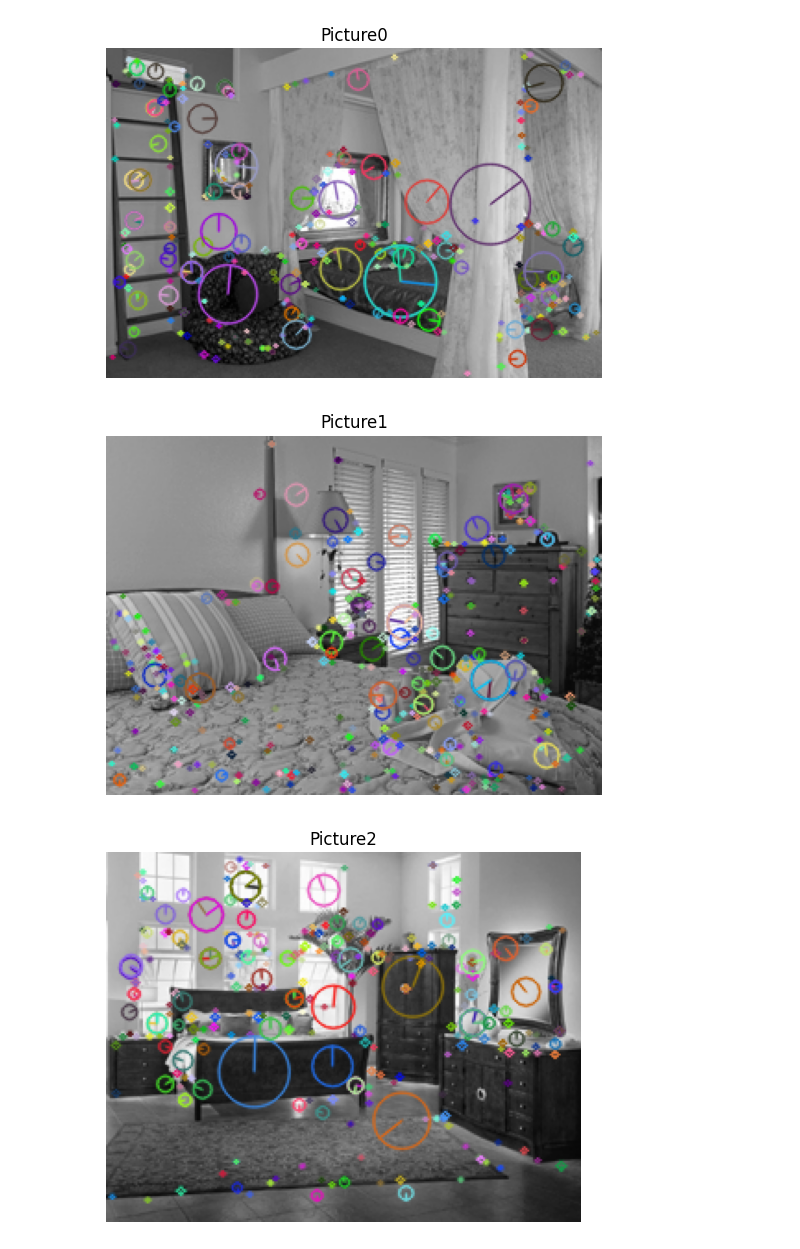
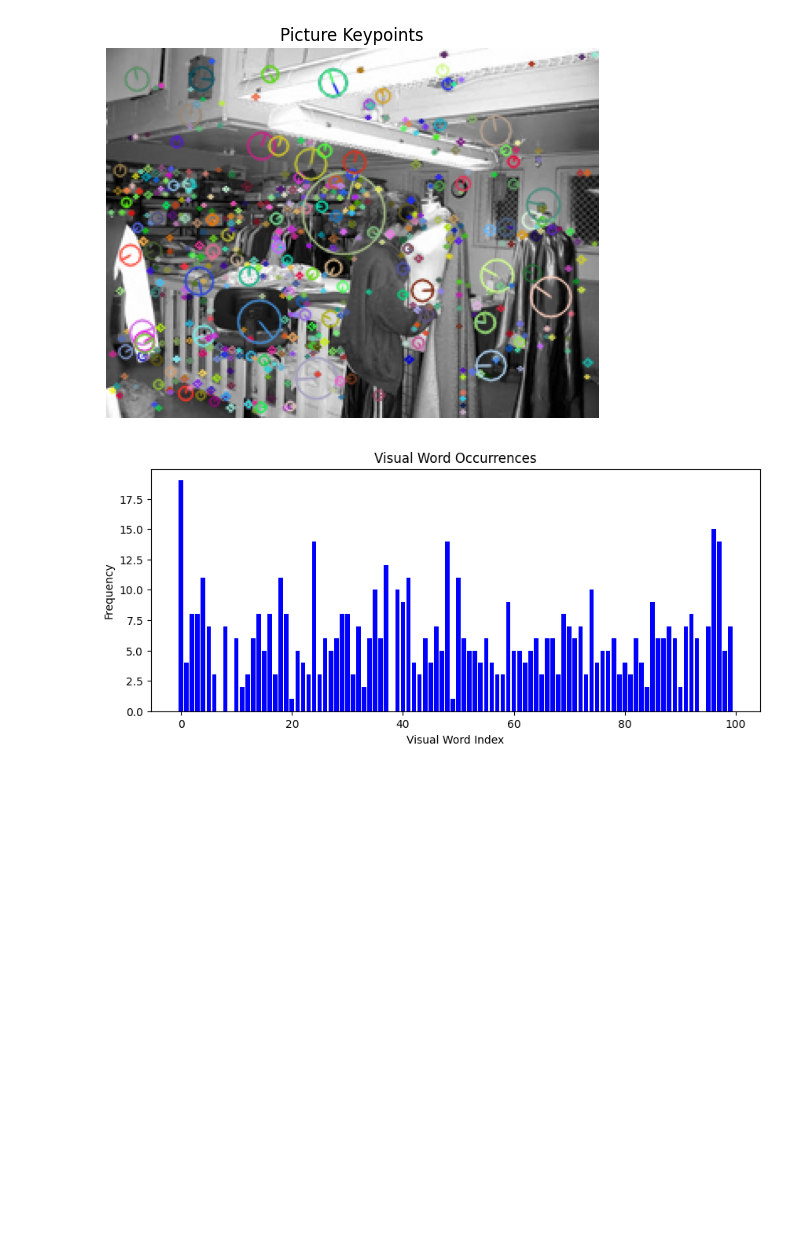
Before and after one commit to henryli2002/ex_for_cv, a Jupyter notebook: SceneClassifier/test.ipynb, the cells around one changed output. Saved outputs shown, nothing was run; the diff lists cells and outputs as text; code cells hidden in the pictures; blank space fills up the shorter version.

```diff
--- a/SceneClassifier/test.ipynb
+++ b/SceneClassifier/test.ipynb
@@ -10,6 +10,7 @@ from sklearn.metrics import classification_report
 from matplotlib import pyplot as plt
 
 
+#  加载数据
 def load_images_from_folder(folder):
     images = []
     labels = []
@@ -27,13 +28,14 @@ def load_images_from_folder(folder):
 
 
 folder = "data/15-Scene"
-test_folder = "test_img"
-images, labels = load_images_from_folder(test_folder)
+test_folder = "data/test_img"  # 仅仅用测试
+images, labels = load_images_from_folder(folder)
 X_train, X_test, y_train, y_test = train_test_split(
     images, labels, test_size=0.3, random_state=42
 )
 
 
+# sift提取特征
 def extract_sift_features(X):
     sift = cv2.SIFT_create()
     keypoints = []
@@ -42,27 +44,29 @@ def extract_sift_features(X):
         kp, des = sift.detectAndCompute(img, None)
         keypoints.append(kp)
         descriptors.append(des)
+        # print(des.shape) # 看看维度，默认特征序列长度为128
     return descriptors, keypoints
 
 
 def show_features_in_img(X, keypoints):
-    for i, (img, kp) in enumerate(zip(X, keypoints)):
-        # 绘制关键点
-        img_with_keypoints = cv2.drawKeypoints(
-            img, kp, img, flags=cv2.DRAW_MATCHES_FLAGS_DRAW_RICH_KEYPOINTS
-        )
+    # 绘制关键点
+    img_with_keypoints = cv2.drawKeypoints(
+        X, keypoints, None, flags=cv2.DRAW_MATCHES_FLAGS_DRAW_RICH_KEYPOINTS
+    )
 
-        # 使用matplotlib显示图
-        plt.imshow(img_with_keypoints)
-        plt.title(f"Picture{i}")
-        plt.axis("off")
-        plt.show()
+    # 使用matplotlib显示图
+    plt.imshow(img_with_keypoints)
+    plt.title("Picture Keypoints")
+    plt.axis("off")
+    plt.show()
 
 
 train_descriptors, train_keypoints = extract_sift_features(X_train)
 test_descriptors, test_keypoints = extract_sift_features(X_test)
 
-show_features_in_img(X_train, train_keypoints)
+
+show_features_in_img(X_train[0], train_keypoints[0])
+
 
 def build_vocabulary(descriptors_list, k):
     all_descriptors = np.vstack(descriptors_list)
@@ -71,9 +75,9 @@ def build_vocabulary(descriptors_list, k):
     return kmeans
 
 
-k =14  # 根据需要调整K值
+k = 100  # 根据需要调整K值
 vocab_model = build_vocabulary(train_descriptors, k)
-print(vocab_model)
+
 
 def features_to_histogram(features, vocab_model):
     histogram = np.zeros(len(vocab_model.cluster_centers_))
@@ -90,34 +94,45 @@ def prepare_histograms(descriptors_list, vocab_model):
             histogram = features_to_histogram(descriptors, vocab_model)
             histograms.append(histogram)
         else:
             histograms.append(None)
     return histograms
 
 
+def plot_histogram(histogram):
+    # 创建一个条形图
+    plt.figure(figsize=(10, 4))
+    plt.bar(range(len(histogram)), histogram, color="blue")  # 为每个视觉词生成一个条形
+    plt.title("Visual Word Occurrences")
+    plt.xlabel("Visual Word Index")
+    plt.ylabel("Frequency")
+    plt.show()
+
+
 train_histograms = prepare_histograms(train_descriptors, vocab_model)
 test_histograms = prepare_histograms(test_descriptors, vocab_model)
 
+plot_histogram(train_histograms[0])
 
 # 处理可能的None值
 train_histograms = [
     hist if hist is not None else np.zeros(k) for hist in train_histograms
 ]
 test_histograms = [
     hist if hist is not None else np.zeros(k) for hist in test_histograms
 ]
 
 # SVM训练
 le = LabelEncoder()
 y_train_encoded = le.fit_transform(y_train)
 y_test_encoded = le.transform(y_test)
 
-clf = SVC(kernel="linear")  # 可以尝试其他核
+kernel = 'rbf'
+clf = SVC(kernel=kernel)
 clf.fit(train_histograms, y_train_encoded)
 
 
 predictions = clf.predict(test_histograms)
 print(classification_report(y_test_encoded, predictions, target_names=le.classes_))
 # %% [output]
-[figure, old version]
+[figure, new version]
-[figure, old version]
+[figure, new version]
-[figure, removed]
```
Also changed, not shown: parts of 2 cells of this notebook.
